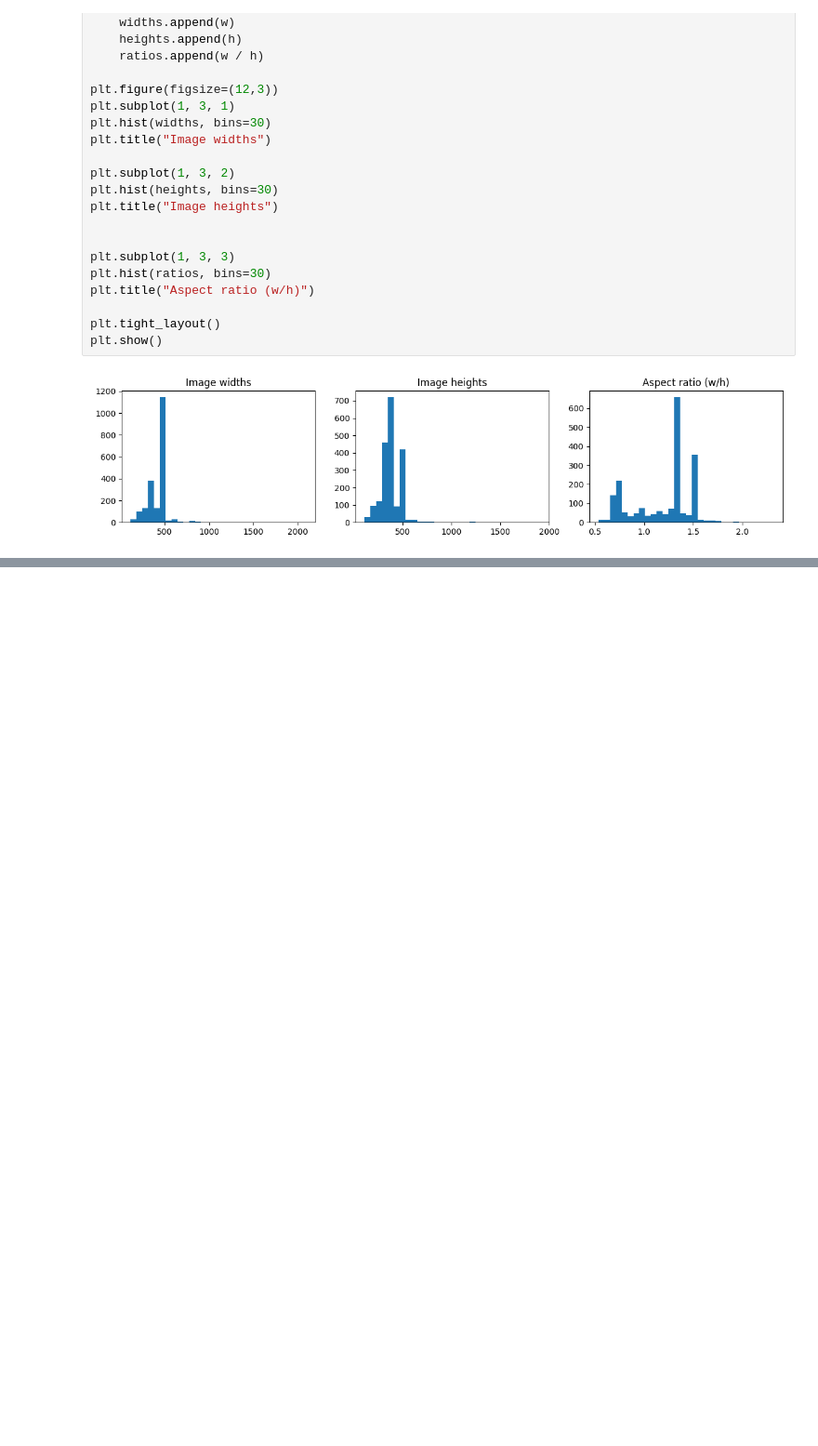
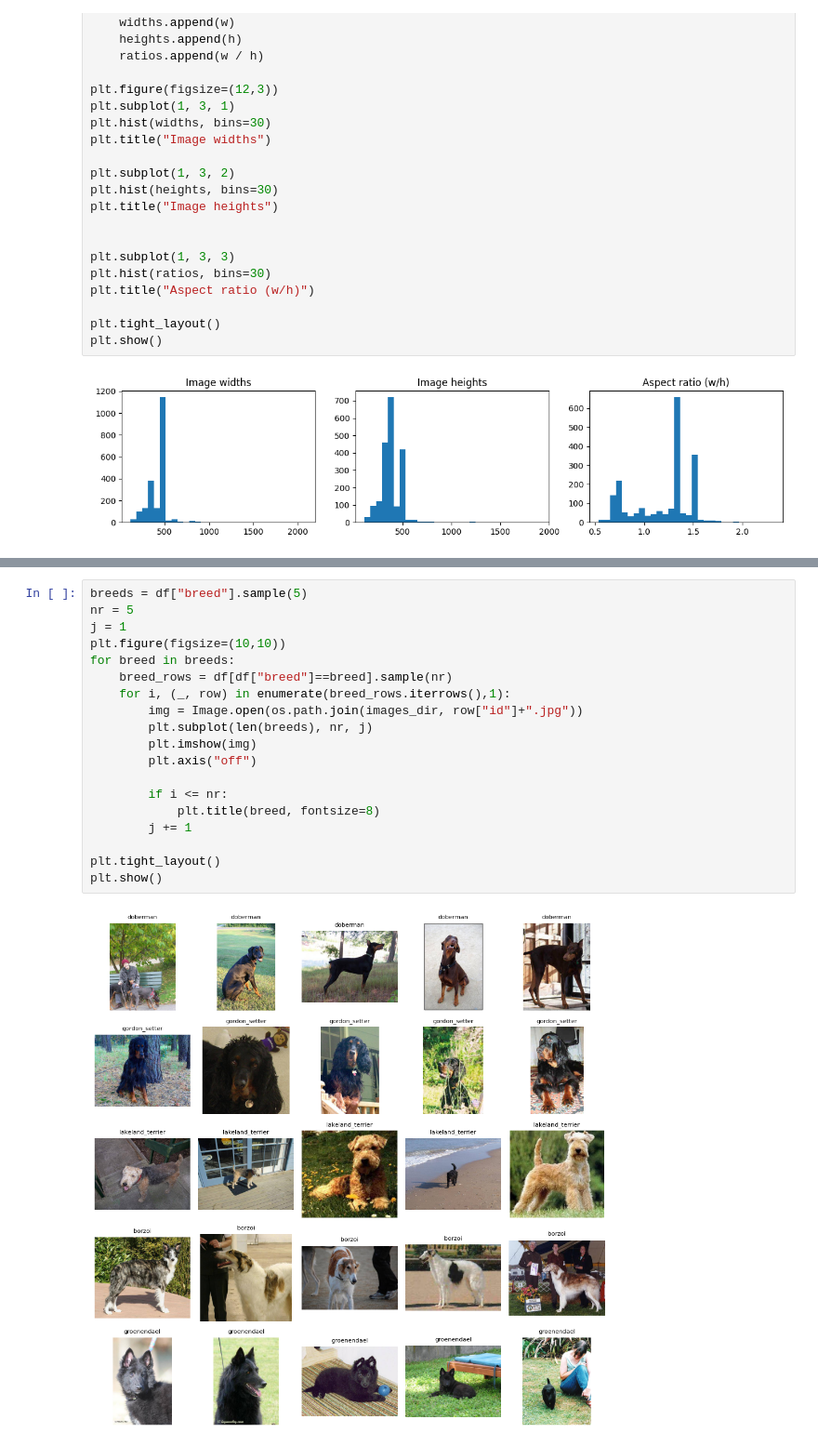
Before and after one commit to sepideh-shamsizadeh/dog-breed-identification, a Jupyter notebook: notebooks/01_explore_data.ipynb, the cells around one changed output, grey strips where cells are left out. Shown at 93% size. Drawn from its saved outputs; the diff is of its cells as text; blank space fills up the shorter version.

```diff
--- a/notebooks/01_explore_data.ipynb
+++ b/notebooks/01_explore_data.ipynb
@@ -125,0 +138,21 @@ plt.show()
+# %%
+breeds = df["breed"].sample(5)
+nr = 5
+j = 1
+plt.figure(figsize=(10,10))
+for breed in breeds:
+    breed_rows = df[df["breed"]==breed].sample(nr)
+    for i, (_, row) in enumerate(breed_rows.iterrows(),1):
+        img = Image.open(os.path.join(images_dir, row["id"]+".jpg"))
+        plt.subplot(len(breeds), nr, j)
+        plt.imshow(img)
+        plt.axis("off")
+
+        if i <= nr:
+            plt.title(breed, fontsize=8)
+        j += 1
+
+plt.tight_layout()
+plt.show()
+# %% [output]
+[figure, added]
```
Also changed, not shown: parts of 2 cells of this notebook.
